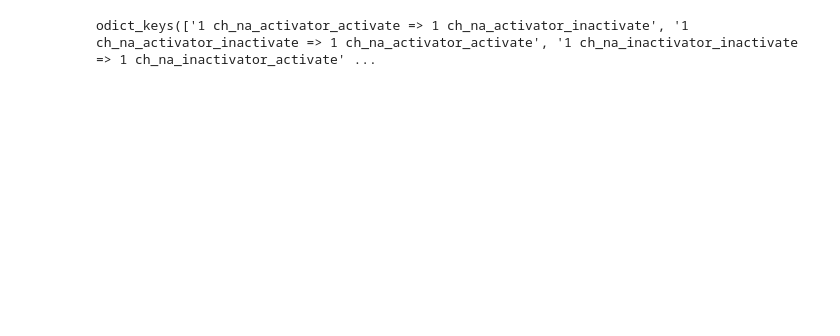
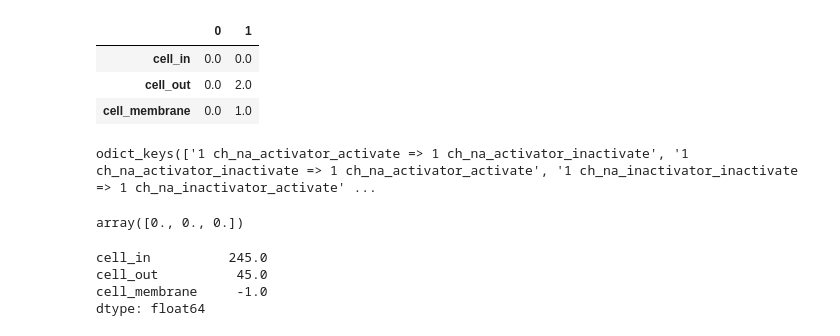
Before and after one commit to arizona95/Brain, a Jupyter notebook: theory/test_theory.ipynb, the cells around one changed output. Drawn from its saved outputs; the diff is of its cells as text; code cells hidden in the pictures; blank space fills up the shorter version.

```diff
--- a/theory/test_theory.ipynb
+++ b/theory/test_theory.ipynb
@@ -30,5 +17,12 @@ with Timer("build_simulator") :
 
 Elapsed time : 0.01562500 sec
+# %%
+simulator.loc
+# %% [output]
+|  | 0 | 1 |
+| cell_in | 0.0 | 0.0 |
+| cell_out | 0.0 | 2.0 |
+| cell_membrane | 0.0 | 1.0 |
 # %%
 simulator.graph_edge.keys()
 # %% [output]
@@ -38,2 +30,13 @@ simulator.k1['1 ch_na_activator_activate => 1 ch_na_activator_inactivate']['ch_n
+# %%
+np.zeros(3)
+# %% [output]
+array([0., 0., 0.])
+# %%
+simulator.s_q.dot(simulator.x)
+# %% [output]
+cell_in          245.0
+cell_out          45.0
+cell_membrane     -1.0
+dtype: float64
 # %%
 simulator.x
```
Also changed, not shown: parts of 9 cells of this notebook, 6 other files.
